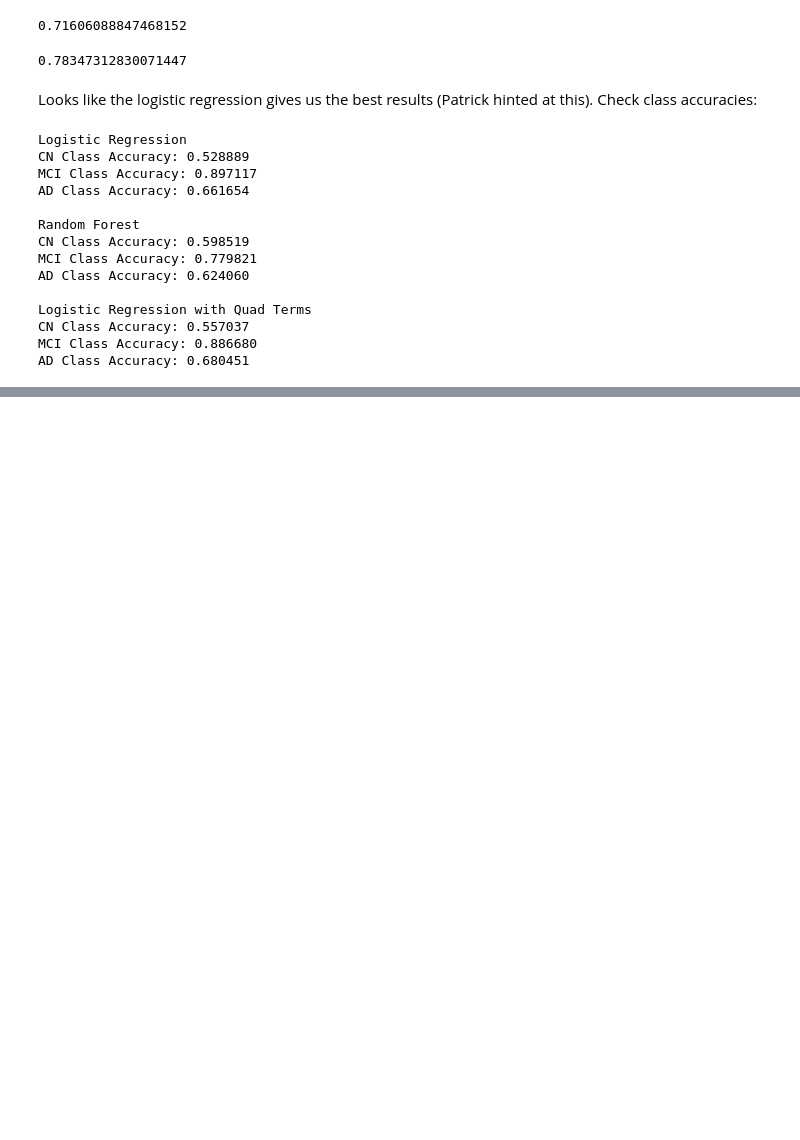
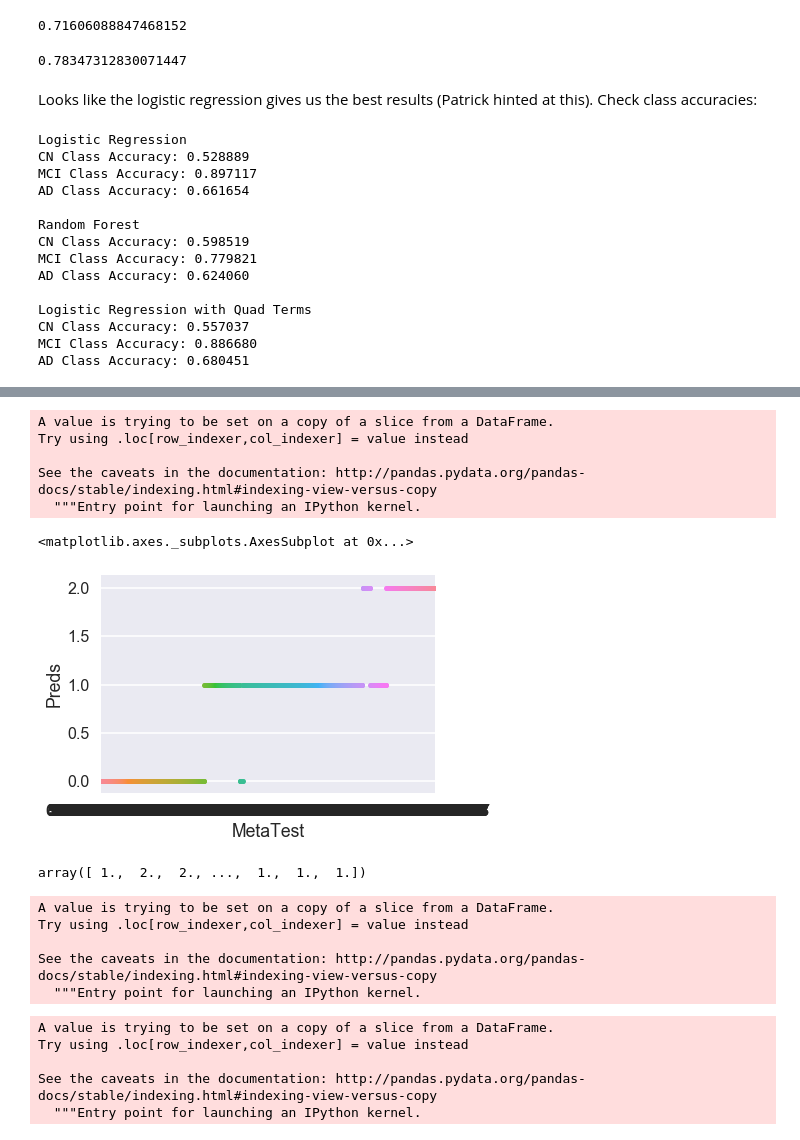
Before and after one commit to agasthyaps/CS109-Final, a Jupyter notebook: ADNI Project (Messing around with Classification).ipynb, the cells around one changed output, grey strips where cells are left out. Drawn from its saved outputs; the diff is of its cells as text; code cells hidden in the pictures; blank space fills up the shorter version.

```diff
--- a/ADNI Project (Messing around with Classification).ipynb
+++ b/ADNI Project (Messing around with Classification).ipynb
@@ -414,0 +411,4 @@ meta_dx.head()
+# %%
+from sklearn.ensemble import AdaBoostClassifier
+ada = AdaBoostClassifier()
+ada.fit(x,y)
@@ -414,0 +444,19 @@ meta_dx.head()
+# %%
+dx_preds = ada.predict(meta_dx.MetaTest.values.reshape(-1,1))
+# %%
+meta_dx['Preds'] = dx_preds
+# %% [output]
+A value is trying to be set on a copy of a slice from a DataFrame.
+Try using .loc[row_indexer,col_indexer] = value instead
+
+See the caveats in the documentation: http://pandas.pydata.org/pandas-docs/stable/indexing.html#indexing-view-versus-copy
+  """Entry point for launching an IPython kernel.
+# %%
+sns.swarmplot(x="MetaTest", y="Preds", data=meta_dx.head(1000))
+# %% [output]
+<matplotlib.axes._subplots.AxesSubplot at 0x...>
+[figure, added]
+# %%
+dx_preds
+# %% [output]
+array([ 1.,  2.,  2., ...,  1.,  1.,  1.])
@@ -414,0 +472,8 @@ meta_dx.head()
+# %%
+meta_dx['Preds'] = pred_class
+# %% [output]
+A value is trying to be set on a copy of a slice from a DataFrame.
+Try using .loc[row_indexer,col_indexer] = value instead
+
+See the caveats in the documentation: http://pandas.pydata.org/pandas-docs/stable/indexing.html#indexing-view-versus-copy
+  """Entry point for launching an IPython kernel.
@@ -414,0 +483,8 @@ meta_dx.head()
+# %%
+meta_dx['DX'] = df.DX
+# %% [output]
+A value is trying to be set on a copy of a slice from a DataFrame.
+Try using .loc[row_indexer,col_indexer] = value instead
+
+See the caveats in the documentation: http://pandas.pydata.org/pandas-docs/stable/indexing.html#indexing-view-versus-copy
+  """Entry point for launching an IPython kernel.
```
Also changed, not shown: parts of 21 cells of this notebook.
